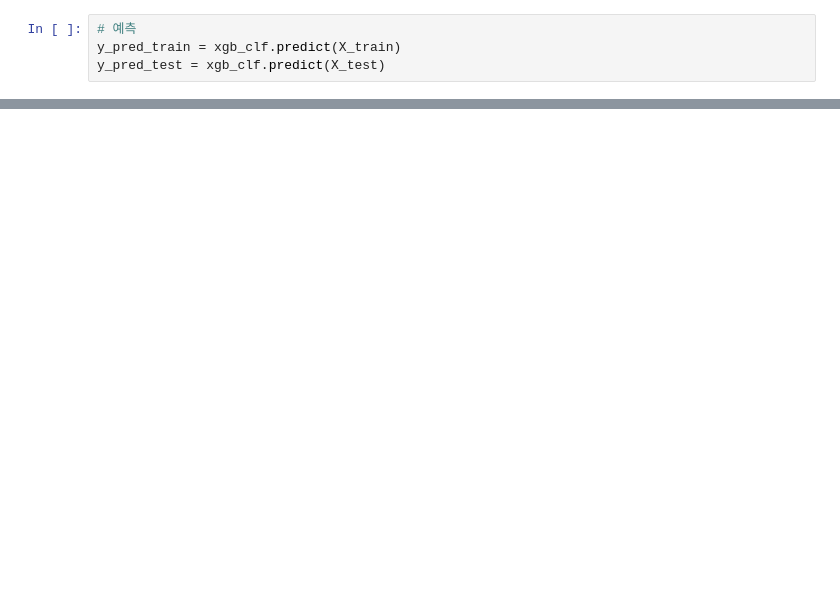
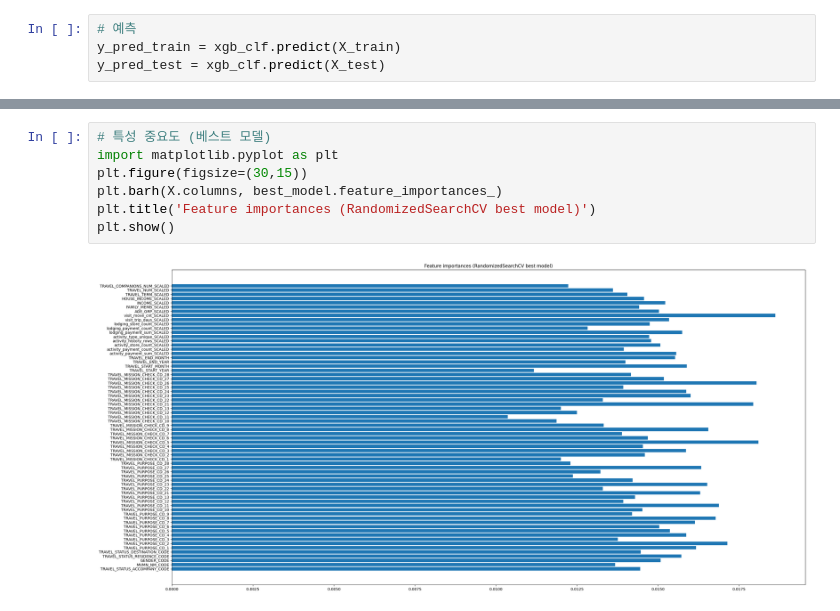
Before and after one commit to SKNetworks-AI19-250818/SKN19-mini-1Team, a Jupyter notebook: ML/01_XGBoost.ipynb, the cells around one changed output, grey strips where cells are left out. Drawn from its saved outputs; the diff is of its cells as text; blank space fills up the shorter version.

```diff
--- a/ML/01_XGBoost.ipynb
+++ b/ML/01_XGBoost.ipynb
@@ -149,0 +270,9 @@ plt.show()
+# %%
+# 특성 중요도 (베스트 모델)
+import matplotlib.pyplot as plt
+plt.figure(figsize=(30,15))
+plt.barh(X.columns, best_model.feature_importances_)
+plt.title('Feature importances (RandomizedSearchCV best model)')
+plt.show()
+# %% [output]
+[figure, added]
```
Also changed, not shown: parts of 11 cells of this notebook, 2 other files.
